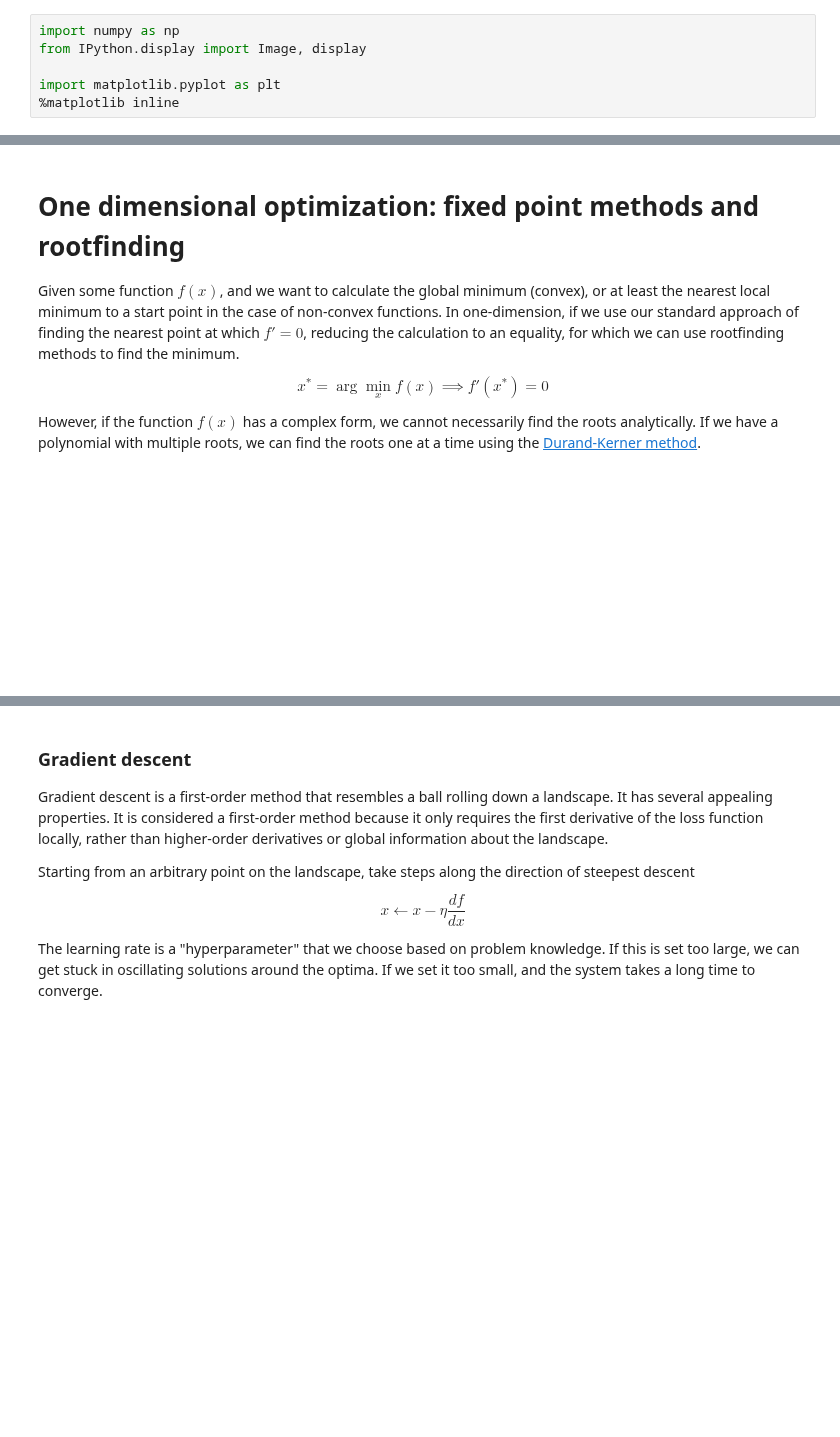
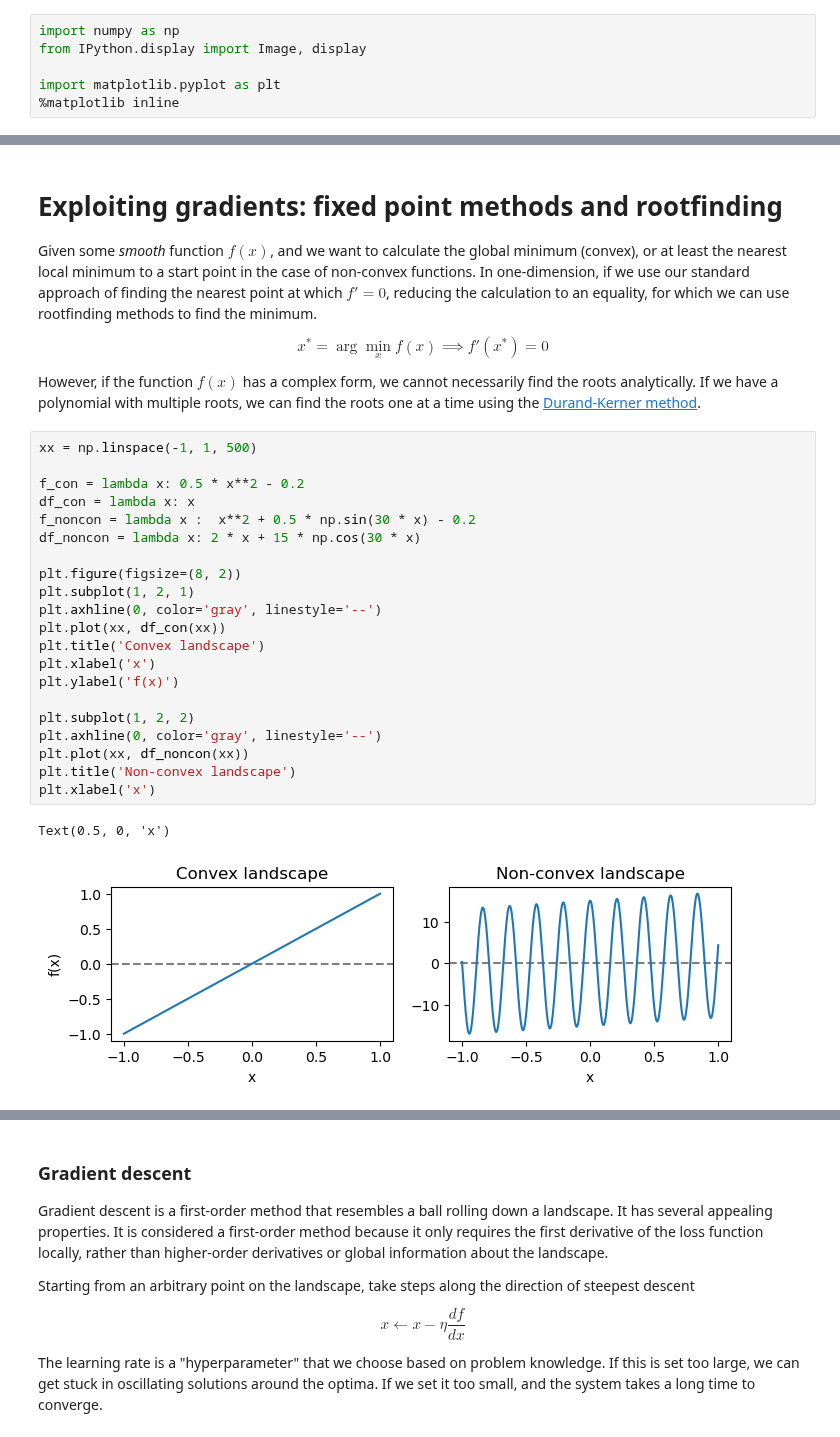
Before and after one commit to williamgilpin/cphy, a Jupyter notebook: talks/convex_optimization_univariate.ipynb, the cells around one changed output, grey strips where cells are left out. Cells and saved outputs as stored; diff of their text form; blank space fills up the shorter version.

```diff
--- a/talks/convex_optimization_univariate.ipynb
+++ b/talks/convex_optimization_univariate.ipynb
@@ -56,13 +60,35 @@ Text(0.5, 0, 'x')
 # %% [markdown]
-# One dimensional optimization: fixed point methods and rootfinding
+# Exploiting gradients: fixed point methods and rootfinding
 
-Given some function $f(x)$, and we want to calculate the global minimum (convex), or at least the nearest local minimum to a start point in the case of non-convex functions. In one-dimension, if we use our standard approach of finding the nearest point at which $f' = 0$, reducing the calculation to an equality, for which we can use rootfinding methods to find the minimum.
+Given some *smooth* function $f(x)$, and we want to calculate the global minimum (convex), or at least the nearest local minimum to a start point in the case of non-convex functions. In one-dimension, if we use our standard approach of finding the nearest point at which $f' = 0$, reducing the calculation to an equality, for which we can use rootfinding methods to find the minimum.
 
 $$
     x^* = \arg \min_x f(x) \implies f'(x^*) = 0
 $$
 
 However, if the function $f(x)$ has a complex form, we cannot necessarily find the roots analytically. If we have a polynomial with multiple roots, we can find the roots one at a time using the [Durand-Kerner method](https://en.wikipedia.org/wiki/Durand%E2%80%93Kerner_method).
-
-<br><br><br><br><br><br><br><br><br><br>
+# %%
+xx = np.linspace(-1, 1, 500)
+
+f_con = lambda x: 0.5 * x**2 - 0.2
+df_con = lambda x: x
+f_noncon = lambda x :  x**2 + 0.5 * np.sin(30 * x) - 0.2
+df_noncon = lambda x: 2 * x + 15 * np.cos(30 * x)
+
+plt.figure(figsize=(8, 2))
+plt.subplot(1, 2, 1)
+plt.axhline(0, color='gray', linestyle='--')
+plt.plot(xx, df_con(xx))
+plt.title('Convex landscape')
+plt.xlabel('x')
+plt.ylabel('f(x)')
+
+plt.subplot(1, 2, 2)
+plt.axhline(0, color='gray', linestyle='--')
+plt.plot(xx, df_noncon(xx))
+plt.title('Non-convex landscape')
+plt.xlabel('x')
+# %% [output]
+Text(0.5, 0, 'x')
+[figure, added]
 # %% [markdown]
```
Also changed, not shown: parts of 8 cells of this notebook.
